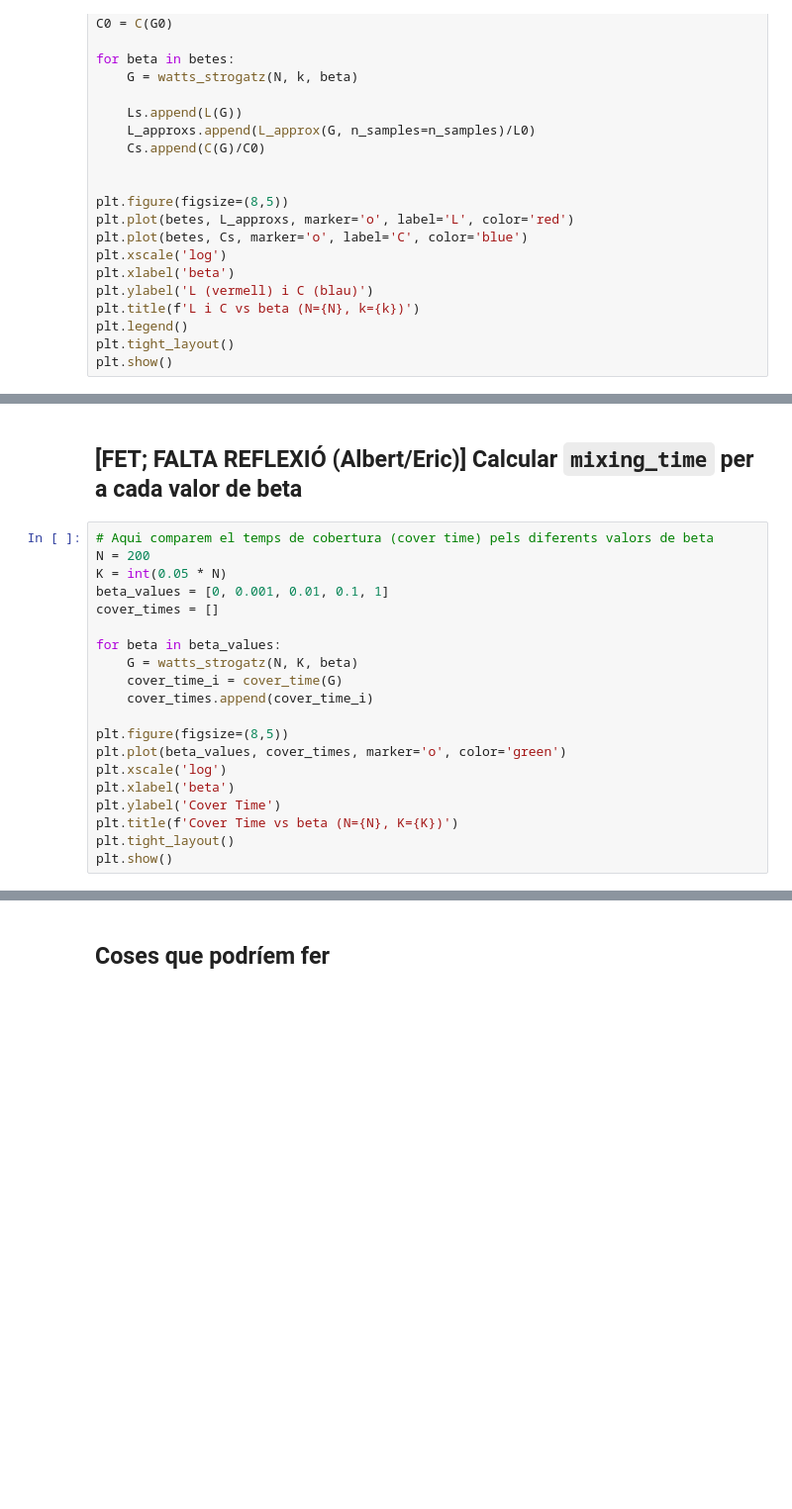
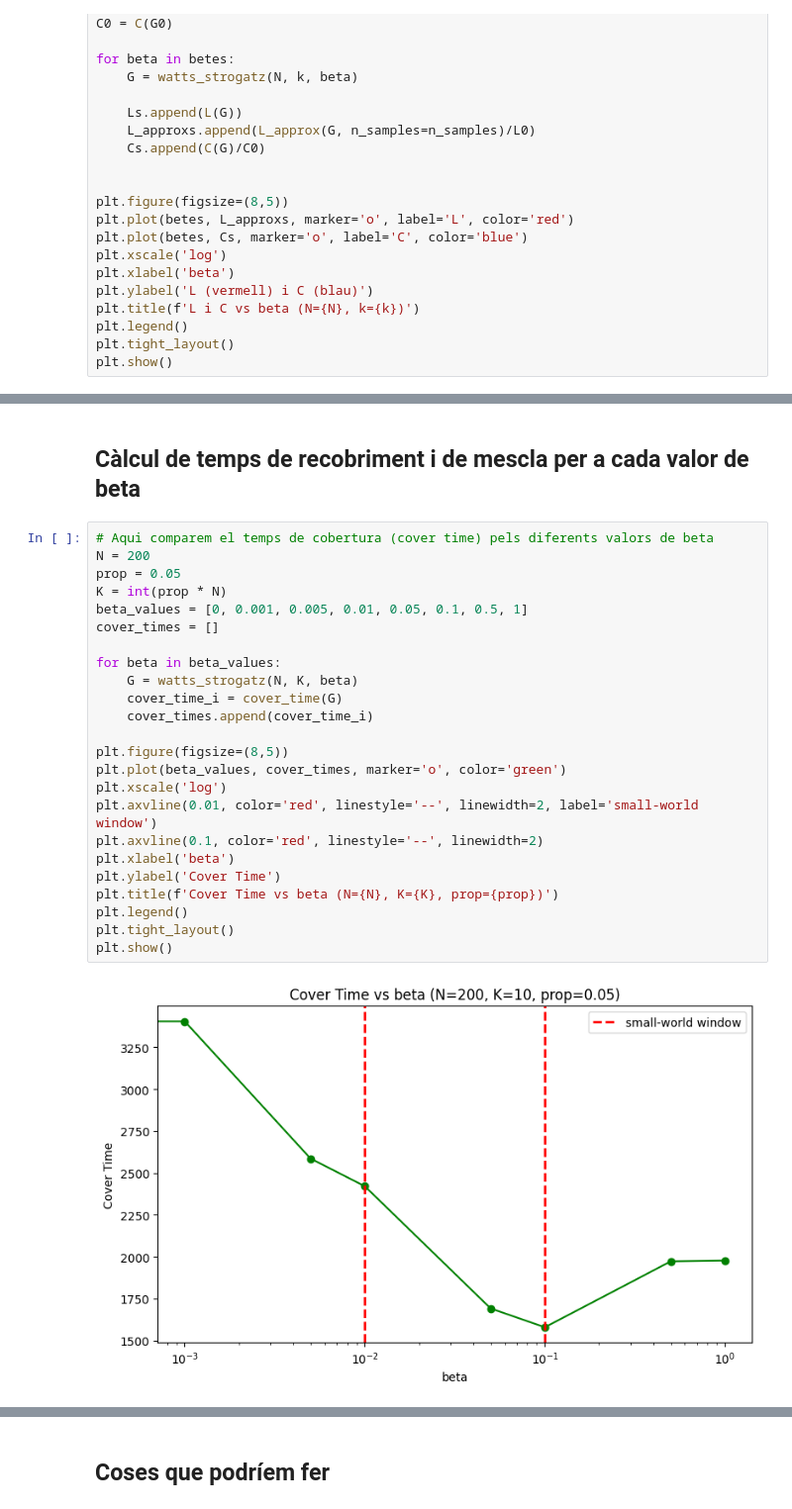
Before and after one commit to sergiresina-gif/small-world-study, a Jupyter notebook: main.ipynb, the cells around one changed output, grey strips where cells are left out. Shown at 99% size. Saved outputs shown, nothing was run; the diff lists cells and outputs as text; blank space fills up the shorter version.

Commit message:
Temps de mescla i de recobriment estudiats, fets macus i documentats yipee

```diff
--- a/main.ipynb
+++ b/main.ipynb
@@ -328,22 +364,28 @@ plt.show()
 # %% [markdown]
-## [FET; FALTA REFLEXIÓ (Albert/Eric)] Calcular `mixing_time` per a cada valor de beta
+## Càlcul de temps de recobriment i de mescla per a cada valor de beta
 # %%
 # Aqui comparem el temps de cobertura (cover time) pels diferents valors de beta
 N = 200
-K = int(0.05 * N)
-beta_values = [0, 0.001, 0.01, 0.1, 1]
+prop = 0.05
+K = int(prop * N)
+beta_values = [0, 0.001, 0.005, 0.01, 0.05, 0.1, 0.5, 1]
 cover_times = []
 
 for beta in beta_values:
     G = watts_strogatz(N, K, beta)
     cover_time_i = cover_time(G)
     cover_times.append(cover_time_i)
 
 plt.figure(figsize=(8,5))
 plt.plot(beta_values, cover_times, marker='o', color='green')
 plt.xscale('log')
+plt.axvline(0.01, color='red', linestyle='--', linewidth=2, label='small-world window')
+plt.axvline(0.1, color='red', linestyle='--', linewidth=2)
 plt.xlabel('beta')
 plt.ylabel('Cover Time')
-plt.title(f'Cover Time vs beta (N={N}, K={K})')
+plt.title(f'Cover Time vs beta (N={N}, K={K}, prop={prop})')
+plt.legend()
 plt.tight_layout()
 plt.show()
+# %% [output]
+[figure, added]
```
Also changed, not shown: parts of 7 cells of this notebook, 1 other file.
